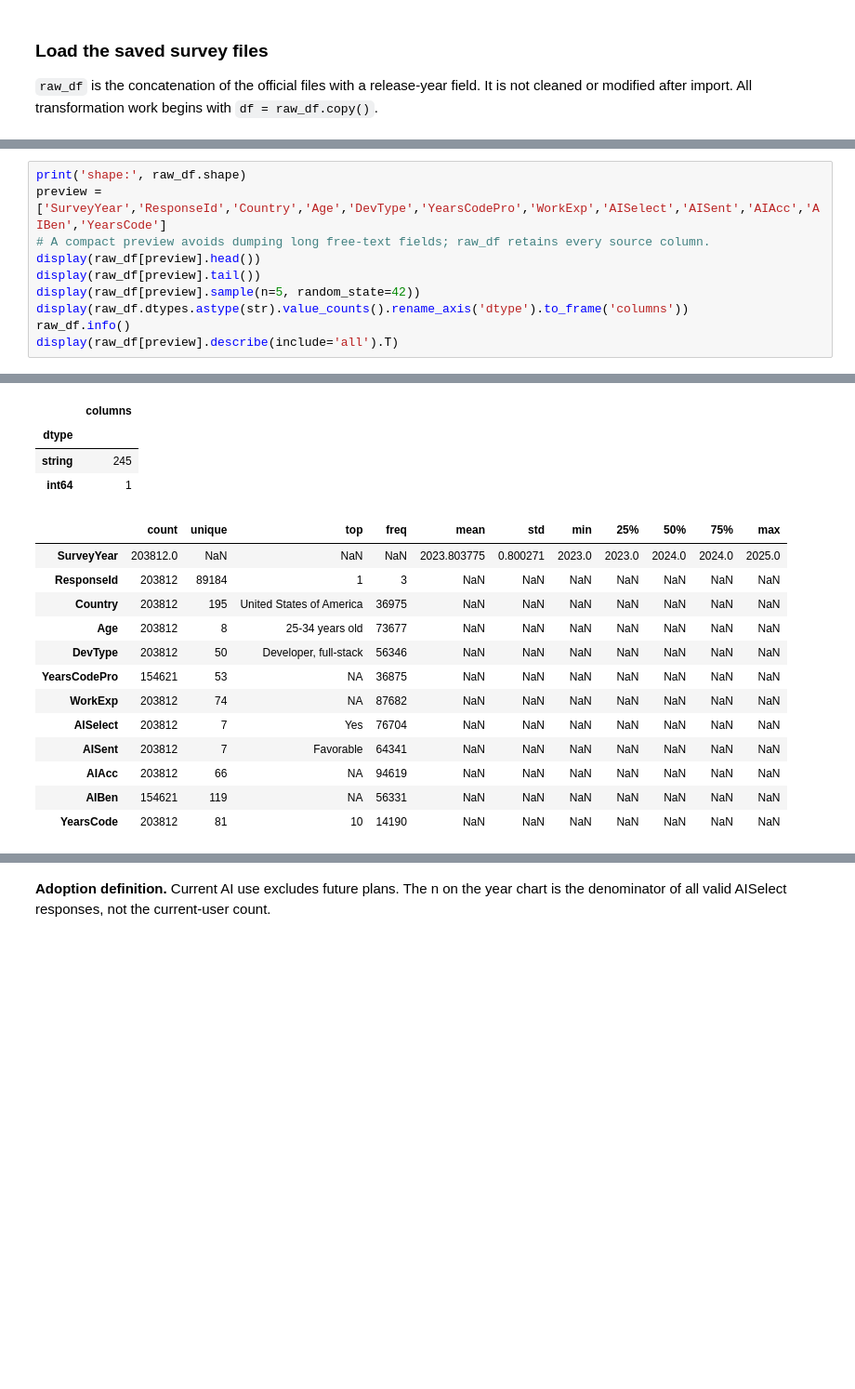
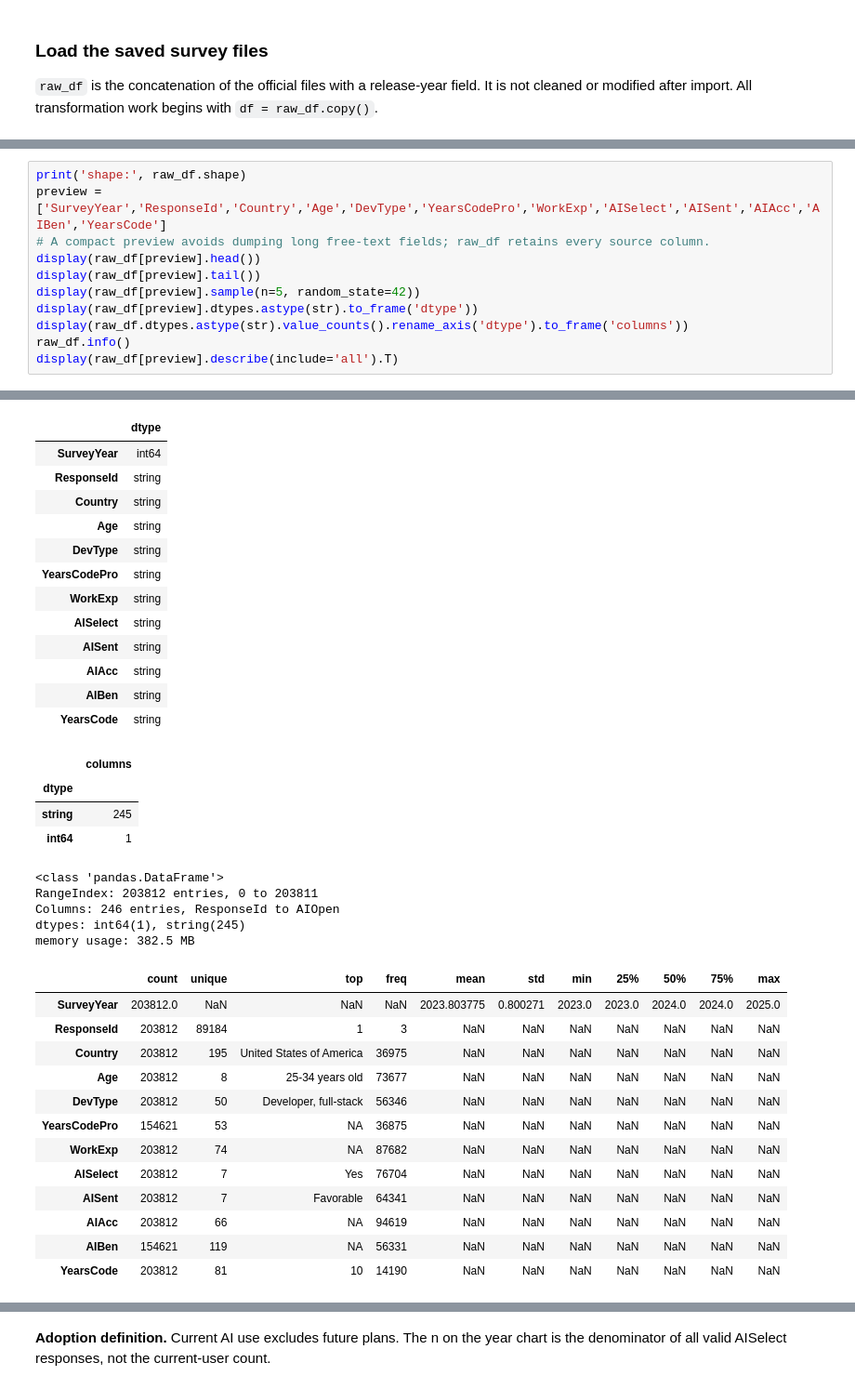
Before and after one commit to meheduz/ai-tools-developer-workflows, a Jupyter notebook: analysis.ipynb, the cells around one changed output, grey strips where cells are left out. Shown at 93% size. Cells and saved outputs as stored; diff of their text form; blank space fills up the shorter version.

```diff
--- a/analysis.ipynb
+++ b/analysis.ipynb
@@ -163,6 +226,7 @@ preview = ['SurveyYear','ResponseId','Country','Age','DevType','YearsCodePro','W
 display(raw_df[preview].head())
 display(raw_df[preview].tail())
 display(raw_df[preview].sample(n=5, random_state=42))
+display(raw_df[preview].dtypes.astype(str).to_frame('dtype'))
 display(raw_df.dtypes.astype(str).value_counts().rename_axis('dtype').to_frame('columns'))
 raw_df.info()
 display(raw_df[preview].describe(include='all').T)
@@ -176,38 +235,56 @@ memory usage: 382.5 MB
 |  | SurveyYear | ResponseId | Country | Age | DevType | YearsCodePro | WorkExp | AISelect | AISent | AIAcc | ... |
 | 0 | 2023 | 1 | NA | 18-24 years old | NA | NA | NA | NA | NA | NA | ... |
 | 1 | 2023 | 2 | United States of America | 25-34 years old | Senior Executive (C-Suite, VP, etc.) | 9 | 10 | Yes | Indifferent | Other (please explain) | ... |
 | 2 | 2023 | 3 | United States of America | 45-54 years old | Developer, back-end | 23 | 23 | No, and I don't plan to | NA | NA | ... |
 | 3 | 2023 | 4 | United States of America | 25-34 years old | Developer, front-end | 7 | 7 | No, and I don't plan to | NA | NA | ... |
 | 4 | 2023 | 5 | Philippines | 25-34 years old | Developer, full-stack | 4 | 6 | Yes | Very favorable | Increase productivity;Greater eff... | ... |
 |  | SurveyYear | ResponseId | Country | Age | DevType | YearsCodePro | WorkExp | AISelect | AISent | AIAcc | ... |
 | 203807 | 2025 | 49187 | NA | 18-24 years old | NA | <NA> | NA | NA | NA | NA | ... |
 | 203808 | 2025 | 49188 | NA | 45-54 years old | NA | <NA> | 25 | NA | NA | NA | ... |
 | 203809 | 2025 | 49189 | Italy | 35-44 years old | Architect, software or solutions | <NA> | 17 | Yes, I use AI tools monthly or in... | Favorable | Neither trust nor distrust | ... |
 | 203810 | 2025 | 49190 | NA | 25-34 years old | NA | <NA> | 2 | NA | NA | NA | ... |
 | 203811 | 2025 | 49191 | NA | 18-24 years old | Student | <NA> | NA | NA | NA | NA | ... |
 |  | SurveyYear | ResponseId | Country | Age | DevType | YearsCodePro | WorkExp | AISelect | AISent | AIAcc | ... |
 | 97771 | 2024 | 8588 | Canada | 18-24 years old | Data scientist or machine learnin... | 5 | 6 | Yes | Indifferent | Somewhat trust | ... |
 | 15962 | 2023 | 15963 | Netherlands | 35-44 years old | Developer, back-end | 10 | 10 | No, but I plan to soon | Favorable | NA | ... |
 | 184930 | 2025 | 30310 | Israel | 18-24 years old | Cybersecurity or InfoSec professi... | <NA> | 3 | No, and I don't plan to | Unfavorable | Highly distrust | ... |
 | 119120 | 2024 | 29937 | Italy | 55-64 years old | Developer, full-stack | 25 | NA | No, and I don't plan to | NA | NA | ... |
 | 47278 | 2023 | 47279 | United States of America | 55-64 years old | Developer, back-end | 25 | NA | Yes | Favorable | Other (please explain);Speed up l... | ... |
-|  | columns |
-| dtype |  |
-| string | 245 |
-| int64 | 1 |
+|  | dtype |
+| SurveyYear | int64 |
+| ResponseId | string |
+| Country | string |
+| Age | string |
+| DevType | string |
+| YearsCodePro | string |
+| WorkExp | string |
+| AISelect | string |
+| AISent | string |
+| AIAcc | string |
+| AIBen | string |
+| YearsCode | string |
-|  | count | unique | top | freq | mean | std | min | 25% | 50% | 75% | max |
-| SurveyYear | 203812.0 | NaN | NaN | NaN | 2023.803775 | 0.800271 | 2023.0 | 2023.0 | 2024.0 | 2024.0 | 2025.0 |
-| ResponseId | 203812 | 89184 | 1 | 3 | NaN | NaN | NaN | NaN | NaN | NaN | NaN |
-| Country | 203812 | 195 | United States of America | 36975 | NaN | NaN | NaN | NaN | NaN | NaN | NaN |
-| Age | 203812 | 8 | 25-34 years old | 73677 | NaN | NaN | NaN | NaN | NaN | NaN | NaN |
-| DevType | 203812 | 50 | Developer, full-stack | 56346 | NaN | NaN | NaN | NaN | NaN | NaN | NaN |
-| YearsCodePro | 154621 | 53 | NA | 36875 | NaN | NaN | NaN | NaN | NaN | NaN | NaN |
-| WorkExp | 203812 | 74 | NA | 87682 | NaN | NaN | NaN | NaN | NaN | NaN | NaN |
-| AISelect | 203812 | 7 | Yes | 76704 | NaN | NaN | NaN | NaN | NaN | NaN | NaN |
-| AISent | 203812 | 7 | Favorable | 64341 | NaN | NaN | NaN | NaN | NaN | NaN | NaN |
-| AIAcc | 203812 | 66 | NA | 94619 | NaN | NaN | NaN | NaN | NaN | NaN | NaN |
-| AIBen | 154621 | 119 | NA | 56331 | NaN | NaN | NaN | NaN | NaN | NaN | NaN |
-| YearsCode | 203812 | 81 | 10 | 14190 | NaN | NaN | NaN | NaN | NaN | NaN | NaN |
+|  | columns |
+| dtype |  |
+| string | 245 |
+| int64 | 1 |
+<class 'pandas.DataFrame'>
+RangeIndex: 203812 entries, 0 to 203811
+Columns: 246 entries, ResponseId to AIOpen
+dtypes: int64(1), string(245)
+memory usage: 382.5 MB
+|  | count | unique | top | freq | mean | std | min | 25% | 50% | 75% | max |
+| SurveyYear | 203812.0 | NaN | NaN | NaN | 2023.803775 | 0.800271 | 2023.0 | 2023.0 | 2024.0 | 2024.0 | 2025.0 |
+| ResponseId | 203812 | 89184 | 1 | 3 | NaN | NaN | NaN | NaN | NaN | NaN | NaN |
+| Country | 203812 | 195 | United States of America | 36975 | NaN | NaN | NaN | NaN | NaN | NaN | NaN |
+| Age | 203812 | 8 | 25-34 years old | 73677 | NaN | NaN | NaN | NaN | NaN | NaN | NaN |
+| DevType | 203812 | 50 | Developer, full-stack | 56346 | NaN | NaN | NaN | NaN | NaN | NaN | NaN |
+| YearsCodePro | 154621 | 53 | NA | 36875 | NaN | NaN | NaN | NaN | NaN | NaN | NaN |
+| WorkExp | 203812 | 74 | NA | 87682 | NaN | NaN | NaN | NaN | NaN | NaN | NaN |
+| AISelect | 203812 | 7 | Yes | 76704 | NaN | NaN | NaN | NaN | NaN | NaN | NaN |
+| AISent | 203812 | 7 | Favorable | 64341 | NaN | NaN | NaN | NaN | NaN | NaN | NaN |
+| AIAcc | 203812 | 66 | NA | 94619 | NaN | NaN | NaN | NaN | NaN | NaN | NaN |
+| AIBen | 154621 | 119 | NA | 56331 | NaN | NaN | NaN | NaN | NaN | NaN | NaN |
+| YearsCode | 203812 | 81 | 10 | 14190 | NaN | NaN | NaN | NaN | NaN | NaN | NaN |
 # %%
 MISSING = {'', 'NA', 'N/A', 'nan'}
 def as_clean_strings(series):
```
Also changed, not shown: parts of 56 cells of this notebook, 15 other files.
